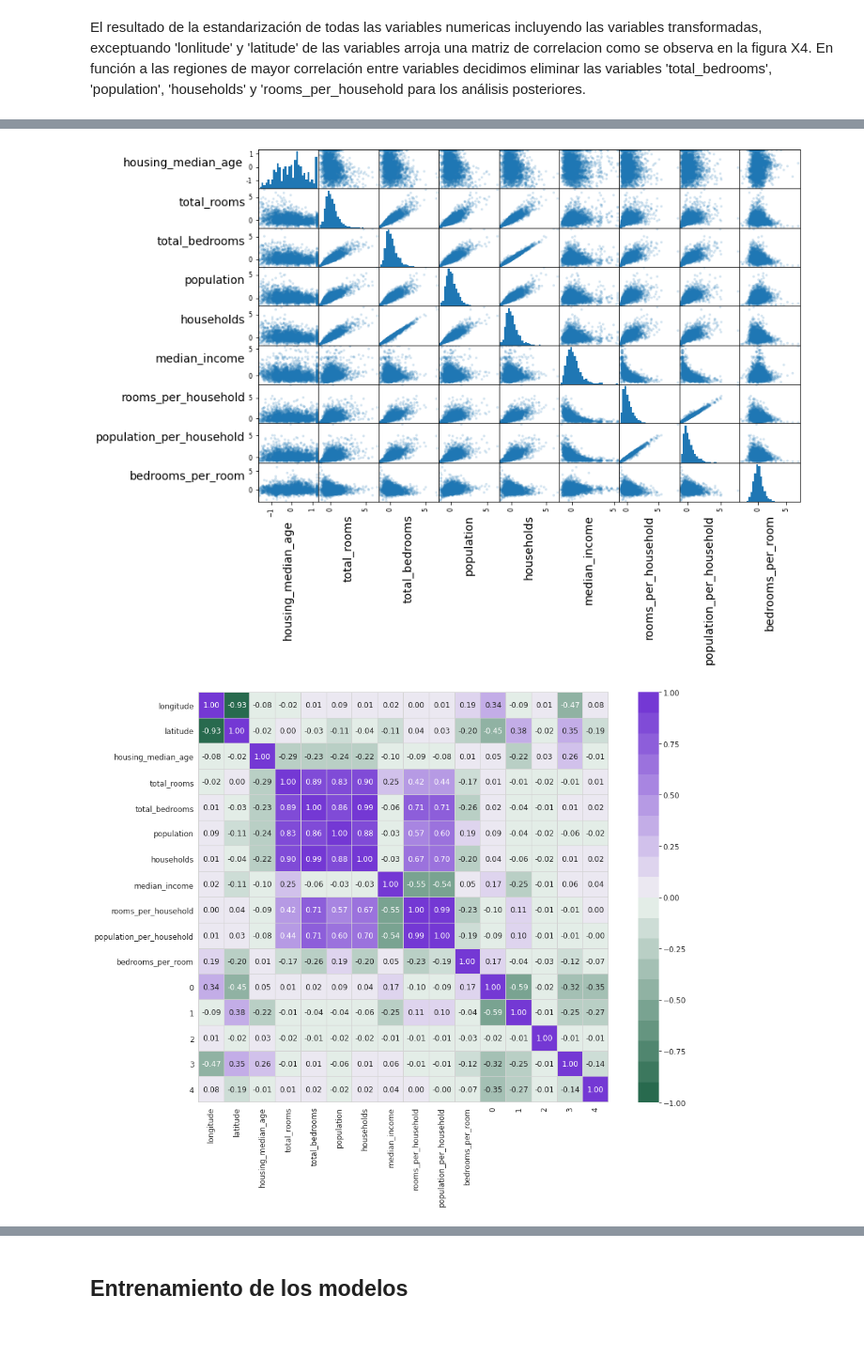
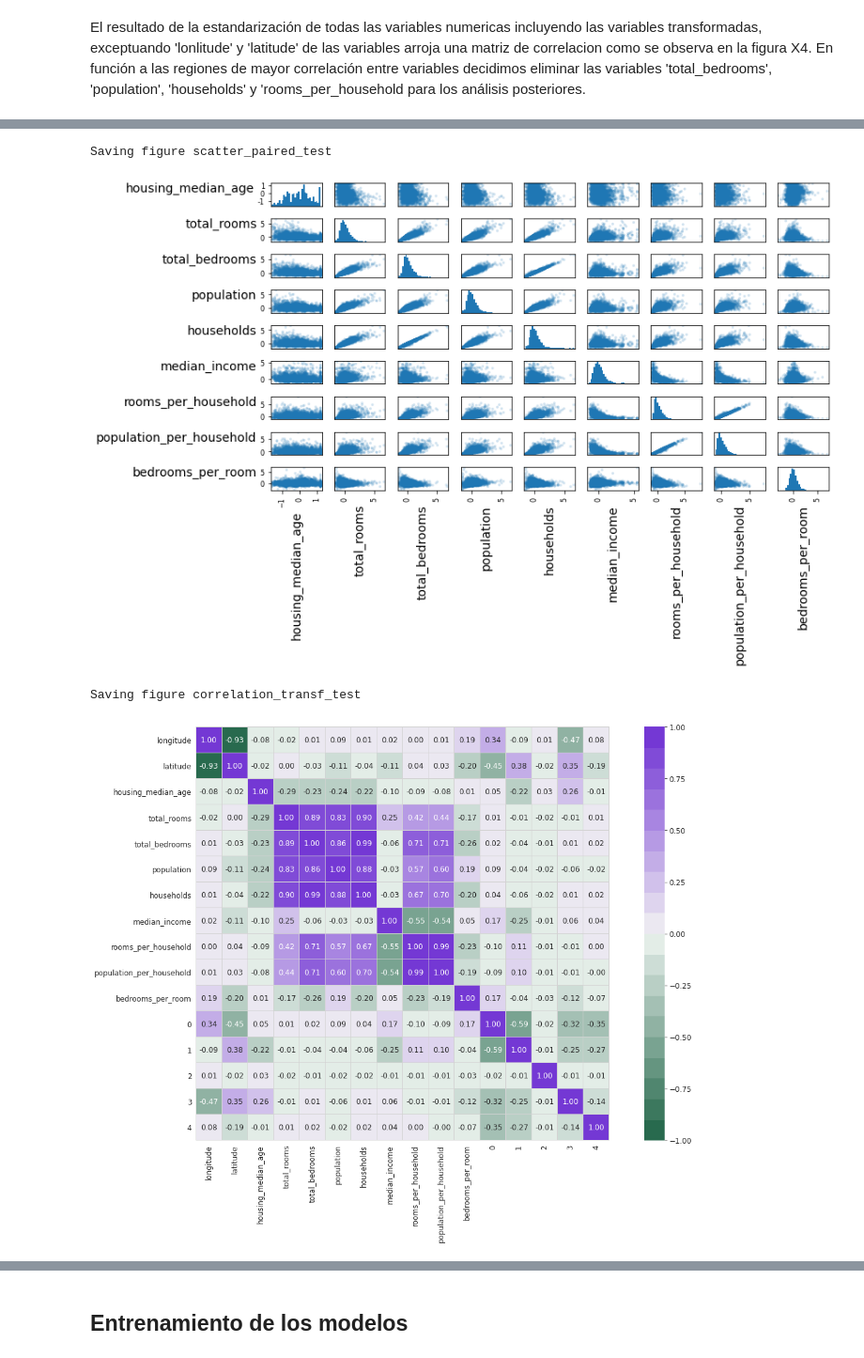
Before and after one commit to kugelblitz1235/Tp1-Reconocimiento-de-patrones, a Jupyter notebook: Informe1.ipynb, the cells around one changed output, grey strips where cells are left out. Shown at 94% size. Saved outputs shown, nothing was run; the diff lists cells and outputs as text; code cells hidden in the pictures; blank space fills up the shorter version.

```diff
--- a/Informe1.ipynb
+++ b/Informe1.ipynb
@@ -447,7 +446,7 @@ NEAR BAY       380
 ISLAND           1
 Name: ocean_proximity, dtype: int64
 # %%
-def correlationPostTransform(data_prepared, df_extra_attr):
+def correlationPostTransform(data_prepared, df_extra_attr, split):
     combined_data=np.c_[df_extra_attr.iloc[:, 0:2], data_prepared].copy()
 
     names = ['longitude', 'latitude', 'housing_median_age', 'total_rooms',
@@ -469,6 +468,7 @@ def correlationPostTransform(data_prepared, df_extra_attr):
         ax.yaxis.label.set_rotation(0)
         ax.yaxis.label.set_ha('right')
     plt.gcf().subplots_adjust(wspace=0, hspace=0)
+    save_fig("scatter_paired_"+split)
     plt.show()
 
     corr_matrix_pr = data_corr.corr()
@@ -485,6 +485,7 @@ def correlationPostTransform(data_prepared, df_extra_attr):
                          linewidths=.01,
                          linecolor='lightgray',
                          cmap=paleta)
+        save_fig("correlation_transf_"+split)
     return combined_data, data_corr
 # %% [markdown]
 El resultado de la estandarización de todas las variables numericas incluyendo las variables transformadas, exceptuando 'lonlitude' y 'latitude' de las variables arroja una matriz de correlacion como se observa en la figura X4. En función a las regiones de mayor correlación entre variables decidimos eliminar las variables 'total_bedrooms', 'population', 'households' y 'rooms_per_household para los análisis posteriores.
@@ -496,6 +499,8 @@ train_transf, data_train_transf = correlationPostTransform(train,data_processed)
 # %%
-test_transf, data_test_transf = correlationPostTransform(test,data_processed_test)
+test_transf, data_test_transf = correlationPostTransform(test,data_processed_test,'test')
 # %% [output]
+Saving figure scatter_paired_test
-[figure, old version]
+[figure, new version]
+Saving figure correlation_transf_test
-[figure, old version]
+[figure, new version]
 # %%
```
Also changed, not shown: parts of 27 cells of this notebook, 16 other files.
